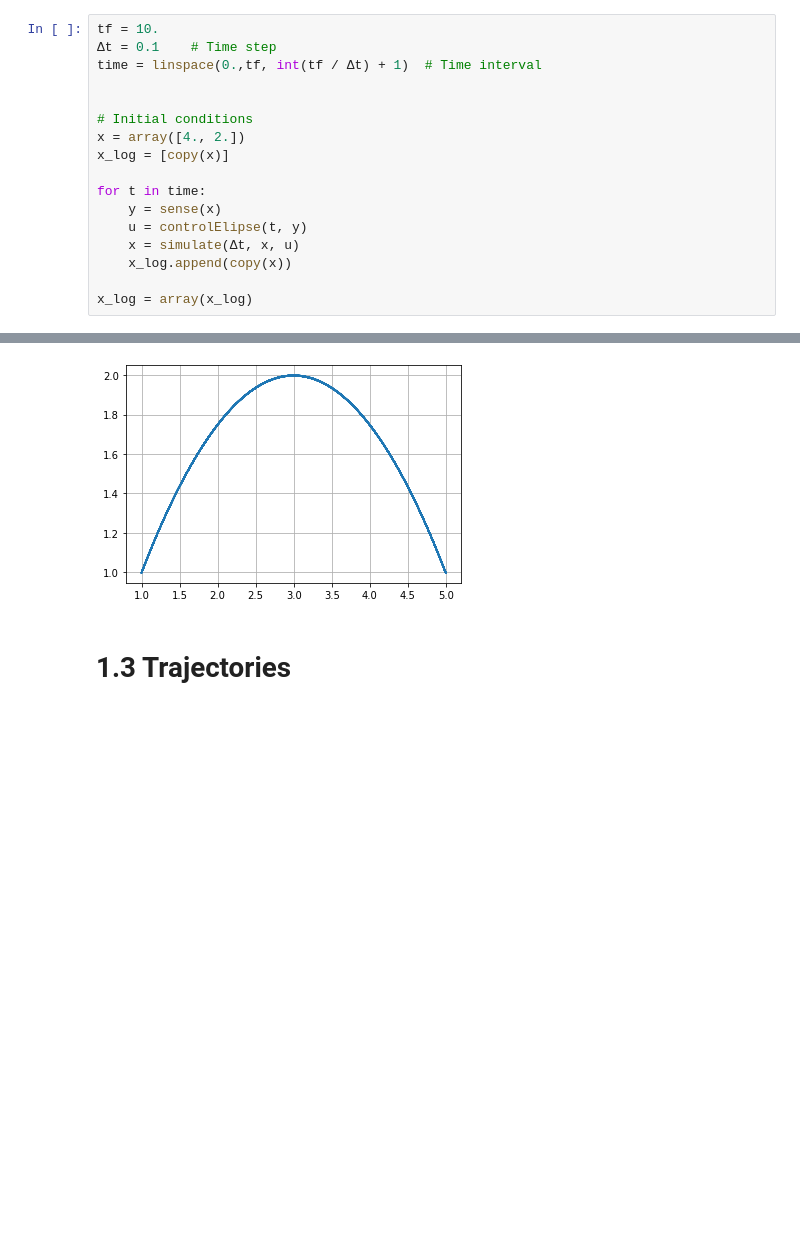
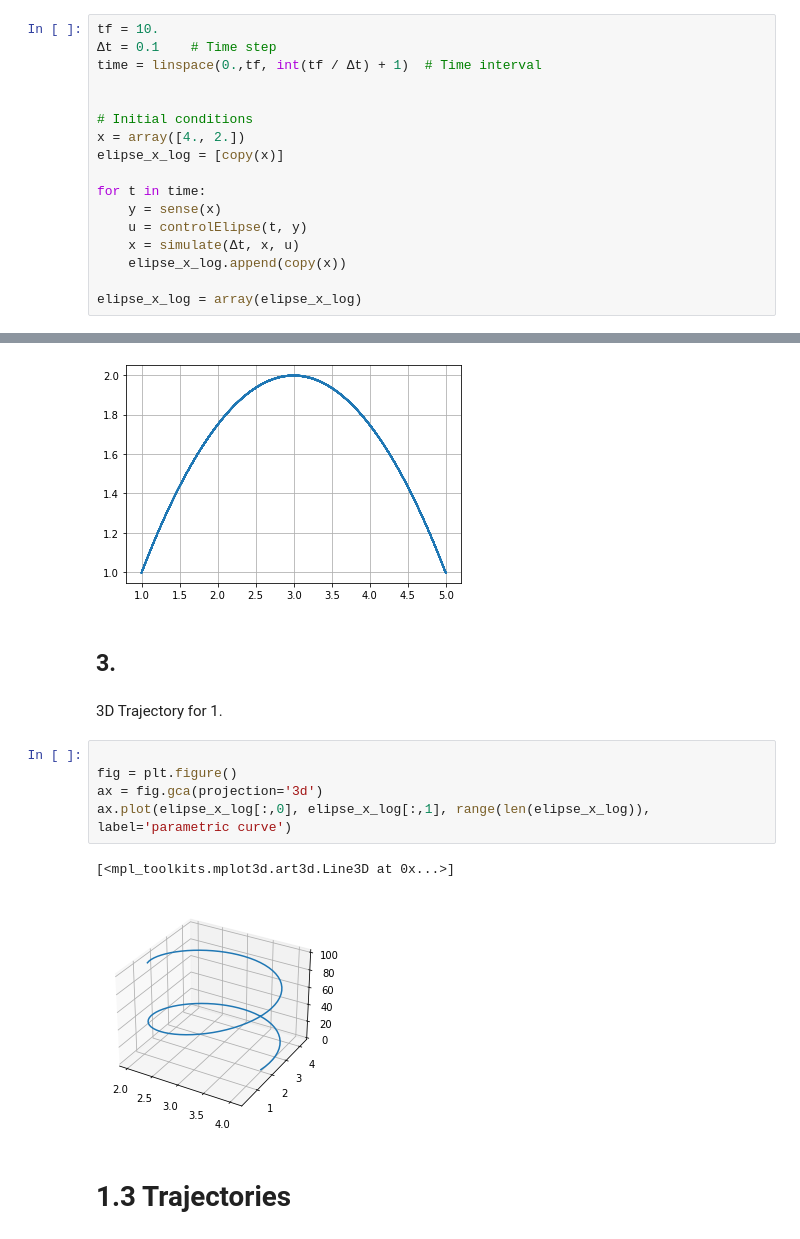
Before and after one commit to anh212/cse360-workshop1, a Jupyter notebook: workshop-1.ipynb, the cells around one changed output, grey strips where cells are left out. Cells and saved outputs as stored; diff of their text form; blank space fills up the shorter version.

```diff
--- a/workshop-1.ipynb
+++ b/workshop-1.ipynb
@@ -40,14 +40,14 @@ time = linspace(0.,tf, int(tf / Δt) + 1)  # Time interval
 
 # Initial conditions
 x = array([4., 2.])
-x_log = [copy(x)]
+elipse_x_log = [copy(x)]
 
 for t in time:
     y = sense(x)
     u = controlElipse(t, y)
     x = simulate(Δt, x, u)
-    x_log.append(copy(x))
+    elipse_x_log.append(copy(x))
 
-x_log = array(x_log)
+elipse_x_log = array(elipse_x_log)
 # %%
 grid()
@@ -95,6 +95,18 @@ plot(x_log[:,0], x_log[:,1])
 # %% [output]
 [<matplotlib.lines.Line2D at 0x...>]
 [figure]
+# %% [markdown]
+## 3.
+# %% [markdown]
+3D Trajectory for 1.
+# %%
+
+fig = plt.figure()
+ax = fig.gca(projection='3d')
+ax.plot(elipse_x_log[:,0], elipse_x_log[:,1], range(len(elipse_x_log)), label='parametric curve')
+# %% [output]
+[<mpl_toolkits.mplot3d.art3d.Line3D at 0x...>]
+[figure, added]
 # %% [markdown]
 # 1.3 Trajectories
 # %% [markdown]
```
Also changed, not shown: parts of 3 cells of this notebook, 2 other files.
